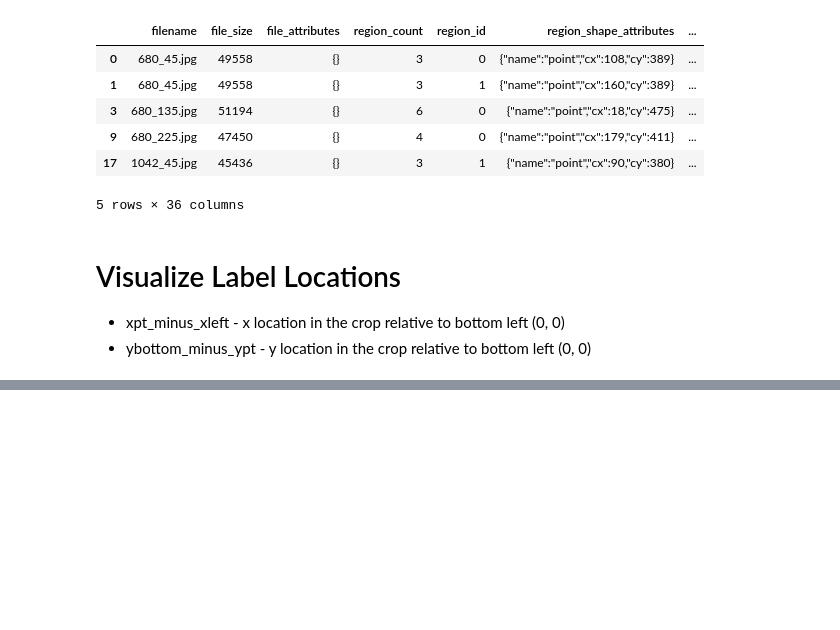
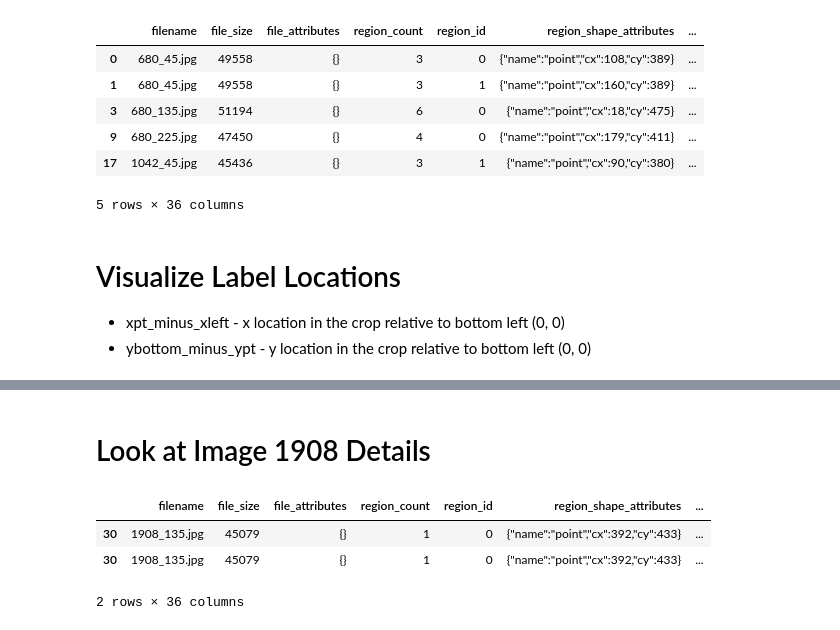
Before and after one commit to w210-accessibility/classify-streetview, a Jupyter notebook: mini-crops/2020-04-04-EDAMiniCrops.ipynb, the cells around one changed output, grey strips where cells are left out. Drawn from its saved outputs; the diff is of its cells as text; code cells hidden in the pictures; blank space fills up the shorter version.

```diff
--- a/mini-crops/2020-04-04-EDAMiniCrops.ipynb
+++ b/mini-crops/2020-04-04-EDAMiniCrops.ipynb
@@ -299,0 +309,9 @@ for crop_id in range(5, 8):
+# %% [markdown]
+# Look at Image 1908 Details
+# %%
+df_incrop.loc[df_incrop['filename'] == '1908_135.jpg']
+# %% [output]
+|  | filename | file_size | file_attributes | region_count | region_id | region_shape_attributes | ... |
+| 30 | 1908_135.jpg | 45079 | {} | 1 | 0 | {"name":"point","cx":392,"cy":433} | ... |
+| 30 | 1908_135.jpg | 45079 | {} | 1 | 0 | {"name":"point","cx":392,"cy":433} | ... |
+2 rows × 36 columns
```
Also changed, not shown: parts of 10 cells of this notebook.
